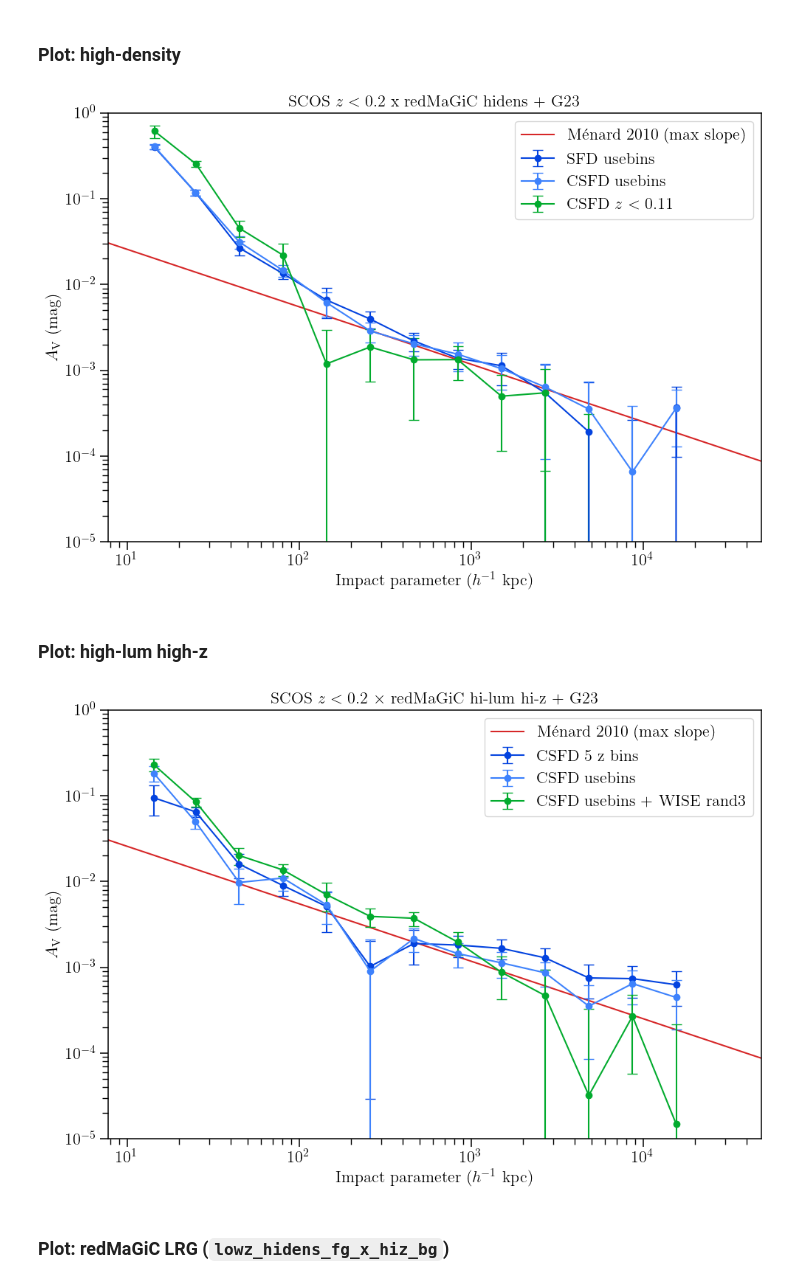
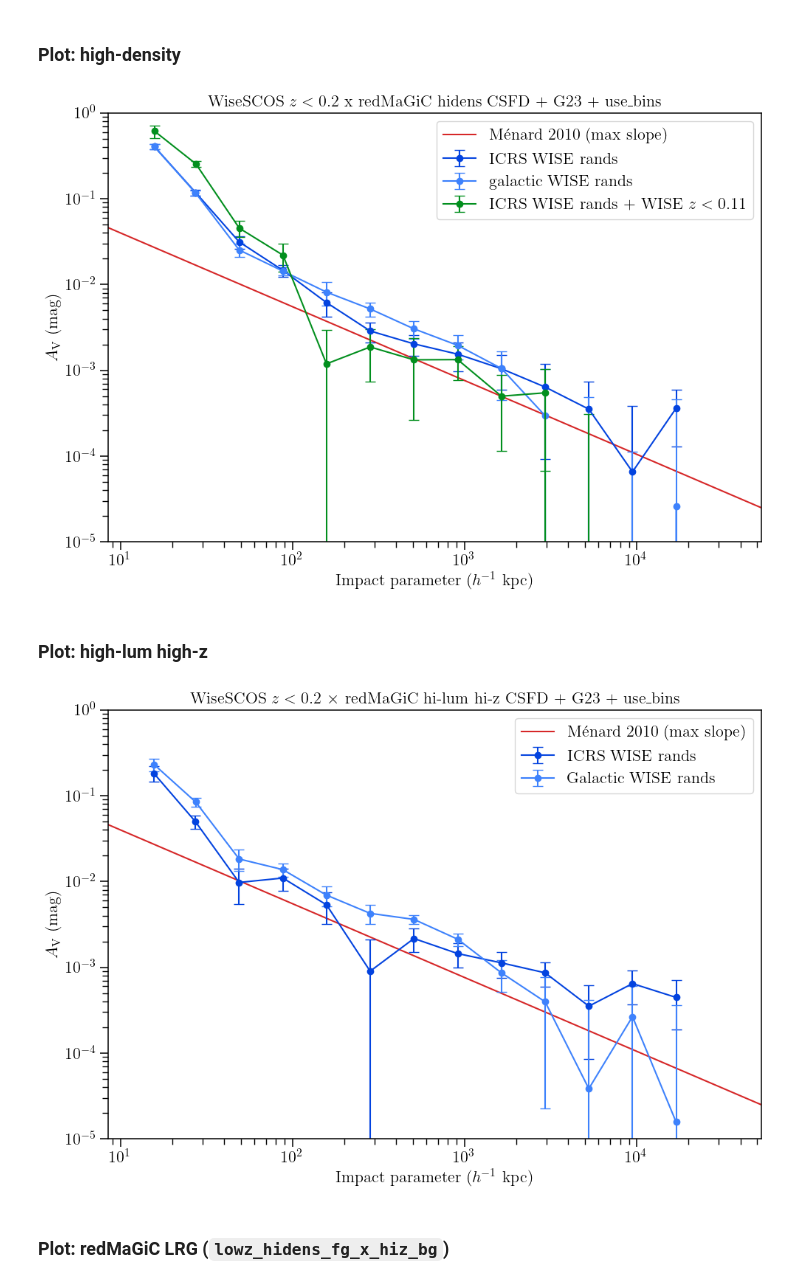
Before and after one commit to mcclearyj/dusthalos, a Jupyter notebook: writeup/csfd_dust_plots.ipynb, the cells around one changed output. Saved outputs shown, nothing was run; the diff lists cells and outputs as text; code cells hidden in the pictures.

```diff
--- a/writeup/csfd_dust_plots.ipynb
+++ b/writeup/csfd_dust_plots.ipynb
@@ -140,22 +144,22 @@ rr_lrg_usebins_csfd = Table.read(output_path+'dustcorrel_g23_csfd_usebins_fgxbg_
 # %%
 ##
 ## Hi-density traditional SFD
-dust_hidens = dk['kappa'] - dr['kappa'] + rr['kappa']
-dust_hidens_usebins = dk_usebins['kappa'] - dr_usebins['kappa'] + rr_usebins['kappa']
+#dust_hidens = dk['kappa'] - dr['kappa'] + rr['kappa']
+#dust_hidens_usebins = dk_usebins['kappa'] - dr_usebins['kappa'] + rr_usebins['kappa']
 ##
 ## Hi-density CSFD incl zcut
-dust_hidens_csfd = dk_csfd['kappa'] - dr_csfd['kappa'] + rr_csfd['kappa']
-dust_hidens_usebins_csfd = dk_usebins_csfd['kappa'] - dr_usebins_csfd['kappa'] + rr_usebins_csfd['kappa']
+dust_hidens_csfd = dk_hidens_csfd['kappa'] - dr_hidens_csfd['kappa'] + rr_hidens_csfd['kappa']
+dust_hidens_newrand_csfd = dk_hidens_newrand_csfd['kappa'] - dr_hidens_newrand_csfd['kappa'] + rr_hidens_newrand_csfd['kappa']
 dust_hidens_zcut_csfd = dk_zcut_csfd['kappa'] - dr_zcut_csfd['kappa'] + rr_zcut_csfd['kappa']
 
 ##
 ## Hi-lum hi-z traditional SFD
-dust_hiz = dk_hiz['kappa'] - dr_hiz['kappa'] + rr_hiz['kappa']
+#dust_hiz = dk_hiz['kappa'] - dr_hiz['kappa'] + rr_hiz['kappa']
+
 ##
 ## Hi-lum hiz CSFD dk_hiz_usebins_csfd
 dust_hiz_csfd = dk_hiz_csfd['kappa'] - dr_hiz_csfd['kappa'] + rr_hiz_csfd['kappa']
-dust_hiz_usebins_csfd = dk_hiz_usebins_csfd['kappa'] - dr_hiz_usebins_csfd['kappa'] + rr_hiz_usebins_csfd['kappa']
-dust_hiz_rand3_csfd = dk_hiz_rand3_csfd['kappa'] - dr_hiz_rand3_csfd['kappa'] + rr_hiz_rand3_csfd['kappa']
+dust_hiz_newrand_csfd = dk_hiz_newrand_csfd['kappa'] - dr_hiz_newrand_csfd['kappa'] + rr_hiz_newrand_csfd['kappa']
 
 ##
 ## redMaGic LRG sample (lowz_hidens_fg x hiz_bg)
@@ -174,11 +178,11 @@ theory_r_arcmin = np.logspace(-5,5,20)
 theory_r = theory_r_arcmin * theory_kpc.value * cosmo.h
 coeff = 5.5e-3
 av_scale = 100
-av = coeff * (theory_r/av_scale)**(-0.67)
+av = coeff * (theory_r/av_scale)**(-0.86)
 # %% [markdown]
 ### Plot: high-density
 # %%
-z_fg = 0.13 # Filtered WISExSCOS
+z_fg = 0.144 # Filtered WISExSCOS
 fg_gal_kpc = cosmo.kpc_proper_per_arcmin(z_fg)
 
 # Converts us from arcminutes to h^-1 kpc
@@ -192,13 +196,13 @@ ax.plot(theory_r, av, color='tab:red',
 # Part 1
 
 # What it says
-ax.errorbar(dk_usebins['meanr']*scl, dust_hidens_usebins,
-            yerr=dk_usebins['sigma'], fmt='-o', capsize=5,
-            color='xkcd:blue', label=r'SFD usebins')
+ax.errorbar(dk_hidens_csfd['meanr']*scl, dust_hidens_csfd,
+            yerr=dk_hidens_csfd['sigma'], fmt='-o', capsize=5,
+            color='xkcd:blue', label=r'ICRS WISE rands')
 
-ax.errorbar(dk_usebins_csfd['meanr']*scl, dust_hidens_usebins_csfd,
-            yerr=dk_usebins_csfd['sigma'], fmt='-o', capsize=5,
-            color='xkcd:dodger blue', label=r'CSFD usebins')
+ax.errorbar(dk_hidens_newrand_csfd['meanr']*scl, dust_hidens_newrand_csfd,
+            yerr=dk_hidens_newrand_csfd['sigma'], fmt='-o', capsize=5,
+            color='xkcd:dodger blue', label=r'Galactic WISE rands')
 '''
 ax.errorbar(dk_csfd['meanr']*scl, dust_hidens_csfd,
             yerr=dk_csfd['sigma'], fmt='-o', capsize=5,
@@ -206,7 +210,7 @@ ax.errorbar(dk_csfd['meanr']*scl, dust_hidens_csfd,
 '''
 ax.errorbar(dk_zcut_csfd['meanr']*scl, dust_hidens_zcut_csfd,
             yerr=dk_zcut_csfd['sigma'], fmt='-o', capsize=5,
-            color='xkcd:kelly green', label=r'CSFD $z < 0.11$')
+            color='xkcd:emerald green', label=r'ICRS WISE rands + WISE $z < 0.11$')
 
 ax.set_xscale('log')
 ax.set_yscale('log')
@@ -214,56 +218,52 @@ ax.set_xlim(0.08*scl, 500*scl)
 ax.set_ylim(1E-5, 1)
 ax.set_xlabel(r'Impact parameter ($h^{-1}$ kpc)', fontsize=16)
 ax.set_ylabel(r'$A_{\rm V}$ (mag)', fontsize=16)
-ax.set_title(r'SCOS $z < 0.2$ x redMaGiC hidens + G23', fontsize=16)
+ax.set_title(r'WiseSCOS $z < 0.2$ x redMaGiC hidens CSFD + G23 + use\_bins', fontsize=16)
 ax.legend(fontsize=16)
 
-figname = 'dustcorrel_csfd_hidens_comp.png'
+figname = 'dustcorrel_csfd_hidens_randcomp.png'
 fig.savefig(f"/Users/j.mccleary/Research/dusty_halos/dusthalos_emh/output/{figname}" )
 fig.savefig(f"/Users/j.mccleary/Research/dusty_halos/dusthalos_emh/writeup/figures_update2/{figname}" )
 # %% [output]
-[figure, old version]
+[figure, new version]
 # %% [markdown]
 ### Plot: high-lum high-z
 # %%
 # Set z_theory and z_foreground levels
-z_fg = 0.13 # Filtered WISExSCOS
+z_fg = 0.144 # Filtered WISExSCOS
 fg_gal_kpc = cosmo.kpc_proper_per_arcmin(z_fg)
 
 # Converts us from arcminutes to h^-1 kpc
 # Menard relationship was in terms of h
 scl = fg_gal_kpc.value * cosmo.h
 
 fig, ax = plt.subplots(figsize=(10, 7), tight_layout=True)
 
 ax.plot(theory_r, av, color='tab:red',
         label=r'M\'{e}nard 2010 (max slope)')
 # What it says
 ax.errorbar(dk_hiz_csfd['meanr']*scl, dust_hiz_csfd,
             yerr=dk_hiz_csfd['sigma'], fmt='-o', capsize=5,
-            color='xkcd:blue', label=r'CSFD 5 z bins')
+            color='xkcd:blue', label=r'ICRS WISE rands')
 
-ax.errorbar(dk_hiz_usebins_csfd['meanr']*scl, dust_hiz_usebins_csfd,
-            yerr=dk_hiz_usebins_csfd['sigma'], fmt='-o', capsize=5,
-            color='xkcd:dodger blue', label=r'CSFD usebins')
-
-ax.errorbar(dk_hiz_csfd['meanr']*scl, dust_hiz_rand3_csfd,
-            yerr=dk_hiz['sigma'], fmt='-o', capsize=5,
-            color='xkcd:kelly green', label=r'CSFD usebins + WISE rand3')
+ax.errorbar(dk_hiz_newrand_csfd['meanr']*scl, dust_hiz_newrand_csfd,
+            yerr=dk_hiz_newrand_csfd['sigma'], fmt='-o', capsize=5,
+            color='xkcd:dodger blue', label=r'Galactic WISE rands')
 
 ax.set_xscale('log')
 ax.set_yscale('log')
 ax.set_xlim(0.08*scl, 500*scl)
 ax.set_ylim(1E-5, 1)
 ax.set_xlabel(r'Impact parameter ($h^{-1}$ kpc)', fontsize=16)
 ax.set_ylabel(r'$A_{\rm V}$ (mag)', fontsize=16)
-ax.set_title(r'SCOS $z < 0.2 \ \times $ redMaGiC hi-lum hi-z + G23', fontsize=16)
+ax.set_title(r'WiseSCOS $z < 0.2 \ \times $ redMaGiC hi-lum hi-z CSFD + G23 + use\_bins', fontsize=16)
 ax.legend(fontsize=16)
 
-figname = 'dustcorrel_csfd_hiz_comp2.png'
+figname = 'dustcorrel_csfd_hiz_randcomp.png'
 fig.savefig(f"/Users/j.mccleary/Research/dusty_halos/dusthalos_emh/output/{figname}" )
 fig.savefig(f"/Users/j.mccleary/Research/dusty_halos/dusthalos_emh/writeup/figures_update2/{figname}" )
 # %% [output]
-[figure, old version]
+[figure, new version]
 # %% [markdown]
 ### Plot: redMaGiC LRG (`lowz_hidens_fg_x_hiz_bg`)
 # %%
```
Also changed, not shown: parts of 20 cells of this notebook, 16 other files.
